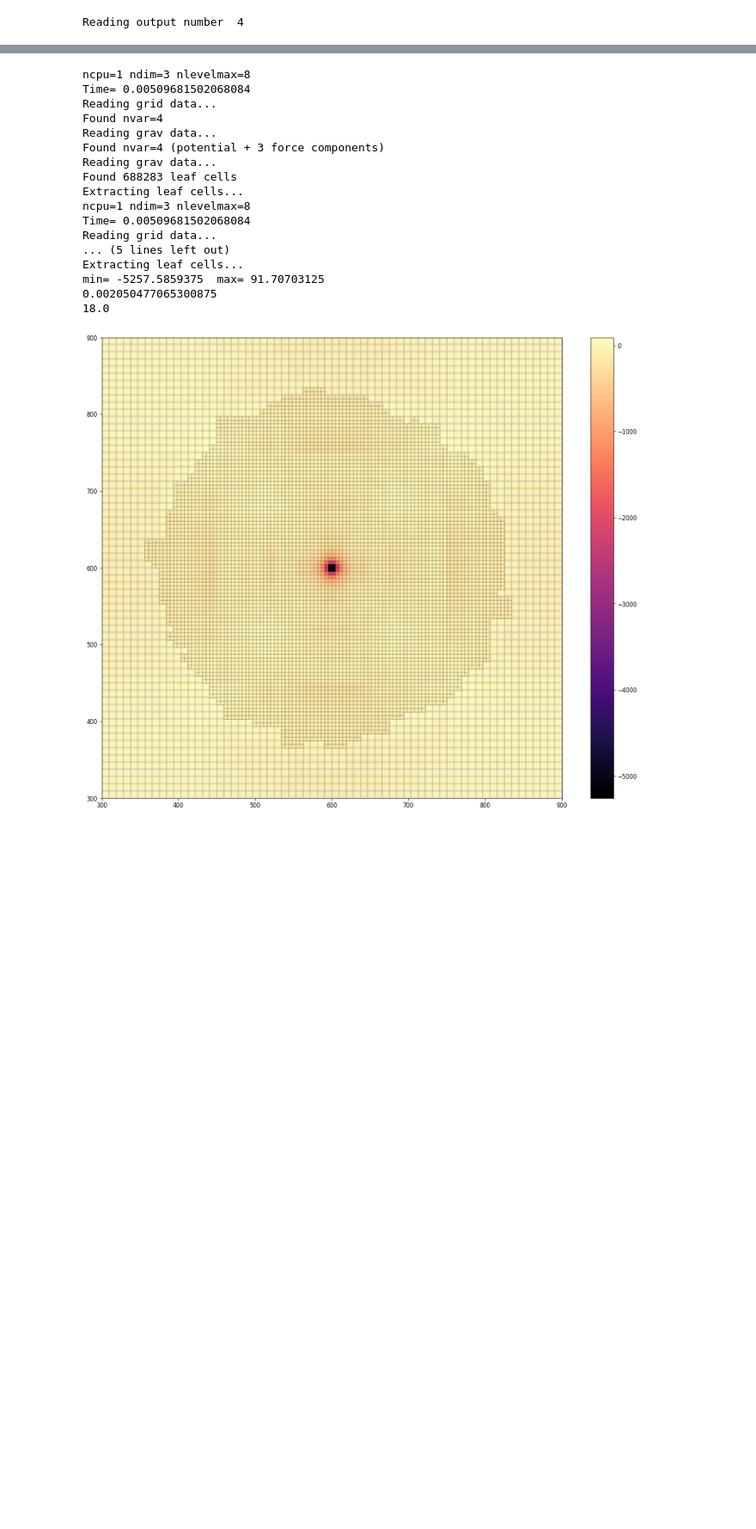
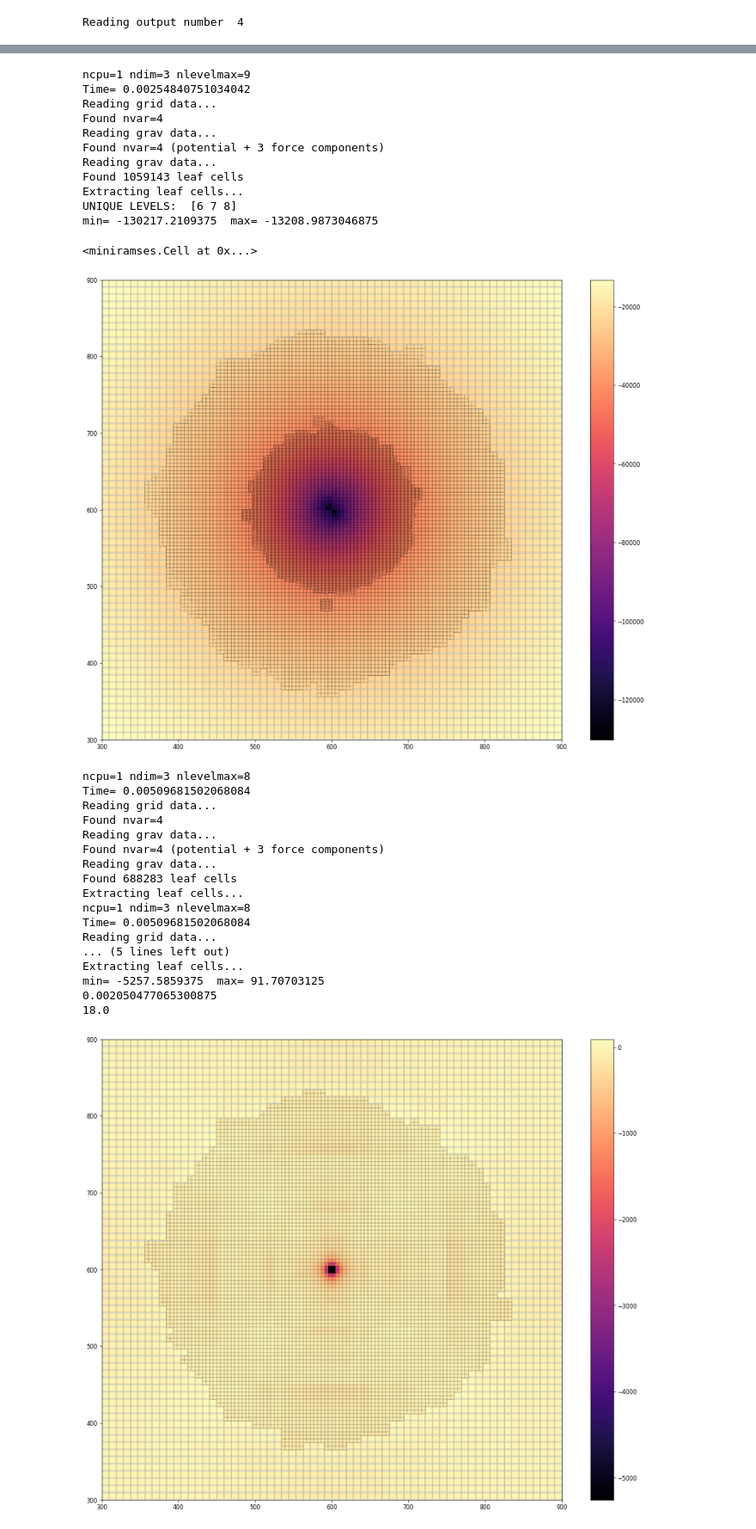
Before and after one commit to Byeol-Haneul/Ramses-FMM, a Jupyter notebook: analyze/amr.ipynb, the cells around one changed output, grey strips where cells are left out. Shown at 86% size. Cells and saved outputs as stored; diff of their text form; code cells hidden in the pictures; blank space fills up the shorter version.

```diff
--- a/analyze/amr.ipynb
+++ b/analyze/amr.ipynb
@@ -102,3 +125,20 @@ min= -91.771484375  max= 68.45703125
+# %%
+plot(23, 600, True)
+#mk_image // project
+# %% [output]
+ncpu=1 ndim=3 nlevelmax=9
+Time= 0.00254840751034042
+Reading grid data...
+Found nvar=4
+Reading grav data...
+Found nvar=4 (potential + 3 force components)
+Reading grav data...
+Found 1059143 leaf cells
+Extracting leaf cells...
+UNIQUE LEVELS:  [6 7 8]
+min= -130217.2109375  max= -13208.9873046875
+<miniramses.Cell at 0x...>
+[figure, added]
 # %%
 c = compare(4, 2, 600, True)
 #mk_image // project
```
Also changed, not shown: parts of 5 cells of this notebook, 2 other files.
